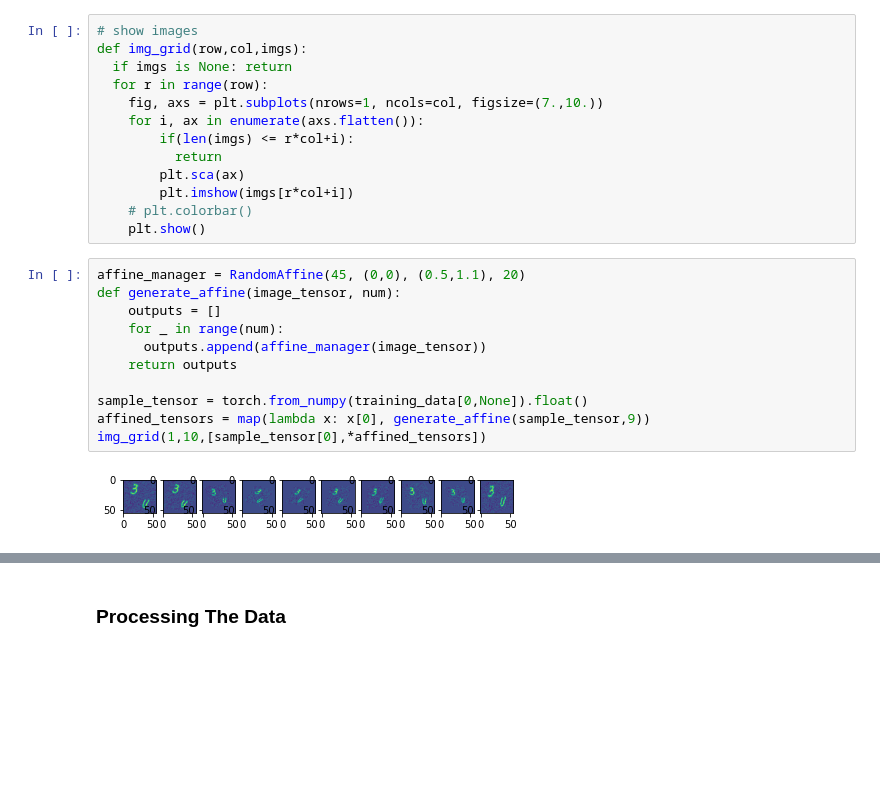
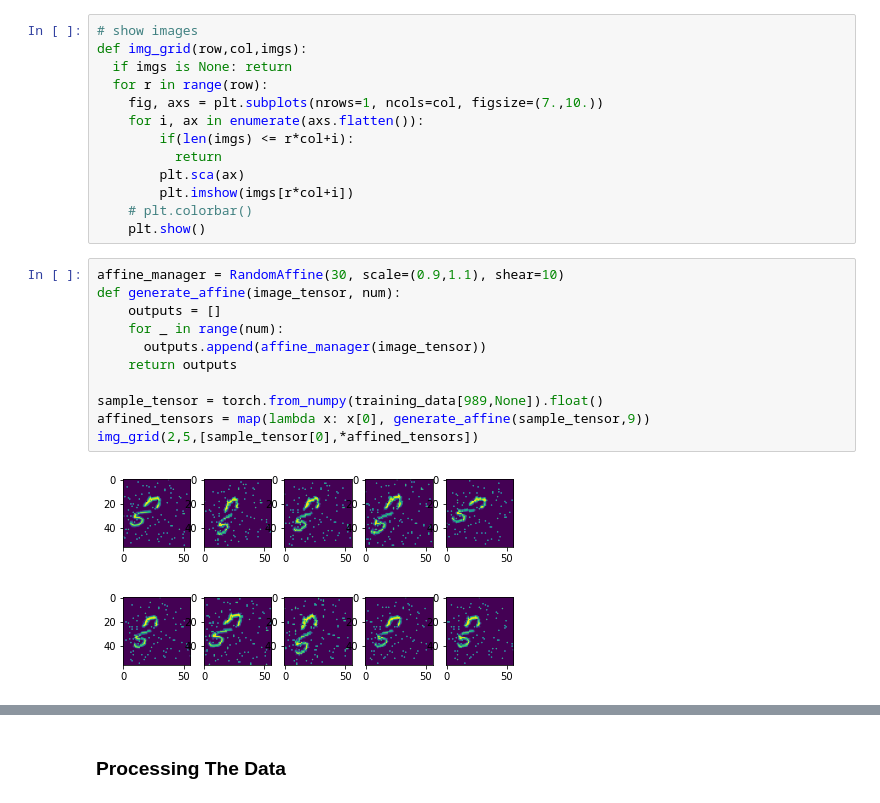
Before and after one commit to vicliv/2048-AutoSolver, a Jupyter notebook: Project_3_Notebook.ipynb, the cells around one changed output, grey strips where cells are left out. Saved outputs shown, nothing was run; the diff lists cells and outputs as text; blank space fills up the shorter version.

```diff
--- a/Project_3_Notebook.ipynb
+++ b/Project_3_Notebook.ipynb
@@ -86,16 +90,17 @@ def img_grid(row,col,imgs):
     # plt.colorbar()
     plt.show()
 # %%
-affine_manager = RandomAffine(45, (0,0), (0.5,1.1), 20)
+affine_manager = RandomAffine(30, scale=(0.9,1.1), shear=10)
 def generate_affine(image_tensor, num):
     outputs = []
     for _ in range(num):
       outputs.append(affine_manager(image_tensor))
     return outputs
 
-sample_tensor = torch.from_numpy(training_data[0,None]).float()
+sample_tensor = torch.from_numpy(training_data[989,None]).float()
 affined_tensors = map(lambda x: x[0], generate_affine(sample_tensor,9))
-img_grid(1,10,[sample_tensor[0],*affined_tensors])
+img_grid(2,5,[sample_tensor[0],*affined_tensors])
 # %% [output]
-[figure, old version]
+[figure, new version]
+[figure, added]
 # %%
```
Also changed, not shown: parts of 48 cells of this notebook.
